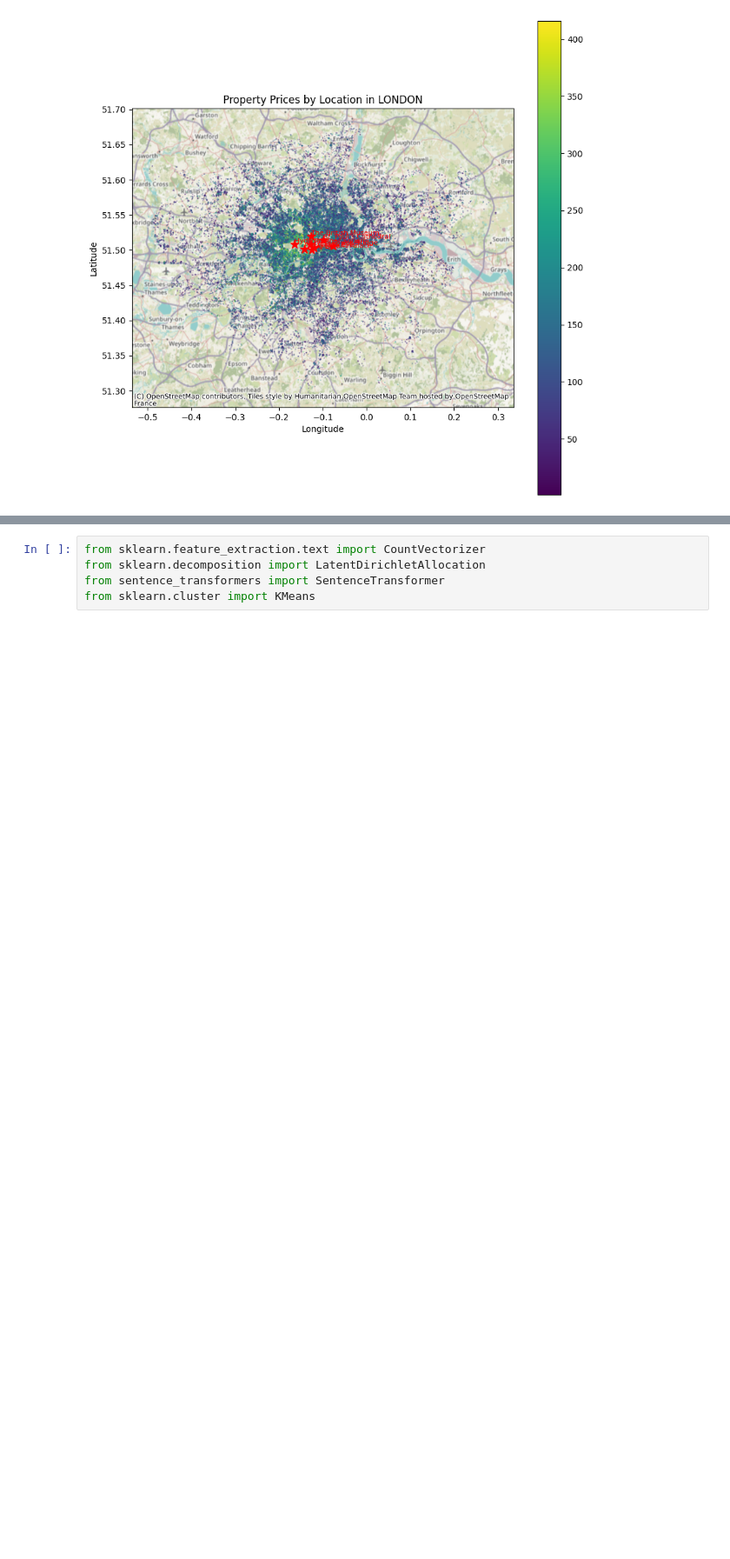
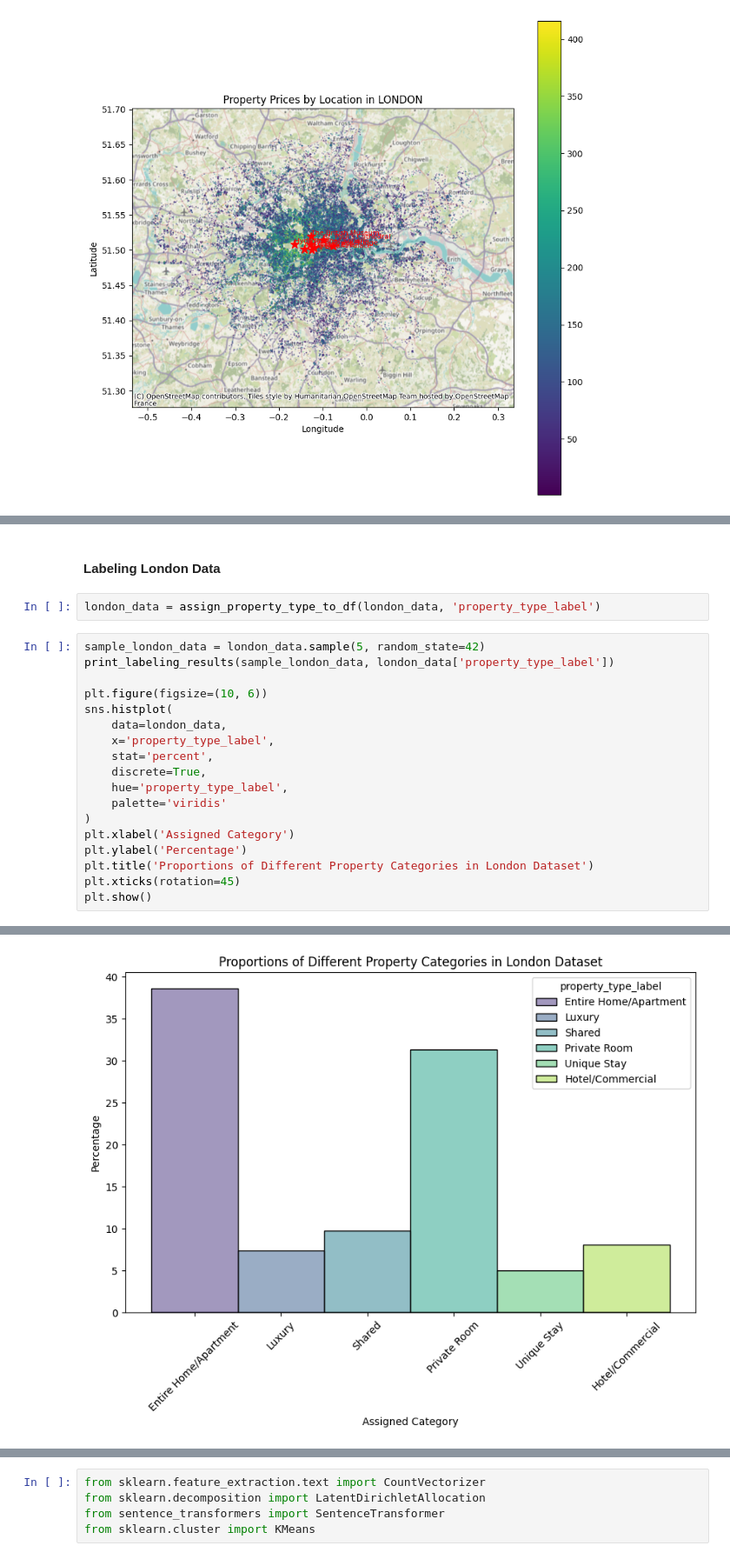
Before and after one commit to Fifus17/Data-Exploration, a Jupyter notebook: rbnb_data_exploration.ipynb, the cells around one changed output, grey strips where cells are left out. Shown at 87% size. Saved outputs shown, nothing was run; the diff lists cells and outputs as text; blank space fills up the shorter version.

```diff
--- a/rbnb_data_exploration.ipynb
+++ b/rbnb_data_exploration.ipynb
@@ -363,0 +400,23 @@ Metrics for fully complete dataset: {'MAE': 62.336419233134734, 'MSE': 14713.557
+# %% [markdown]
+#### Labeling London Data
+# %%
+london_data = assign_property_type_to_df(london_data, 'property_type_label')
+# %%
+sample_london_data = london_data.sample(5, random_state=42)
+print_labeling_results(sample_london_data, london_data['property_type_label'])
+
+plt.figure(figsize=(10, 6))
+sns.histplot(
+    data=london_data,
+    x='property_type_label',
+    stat='percent',
+    discrete=True,
+    hue='property_type_label',
+    palette='viridis'
+)
+plt.xlabel('Assigned Category')
+plt.ylabel('Percentage')
+plt.title('Proportions of Different Property Categories in London Dataset')
+plt.xticks(rotation=45)
+plt.show()
+# %% [output]
@@ -363,0 +437 @@ Metrics for fully complete dataset: {'MAE': 62.336419233134734, 'MSE': 14713.557
+[figure, added]
```
Also changed, not shown: parts of 33 cells of this notebook, 4 other files.
